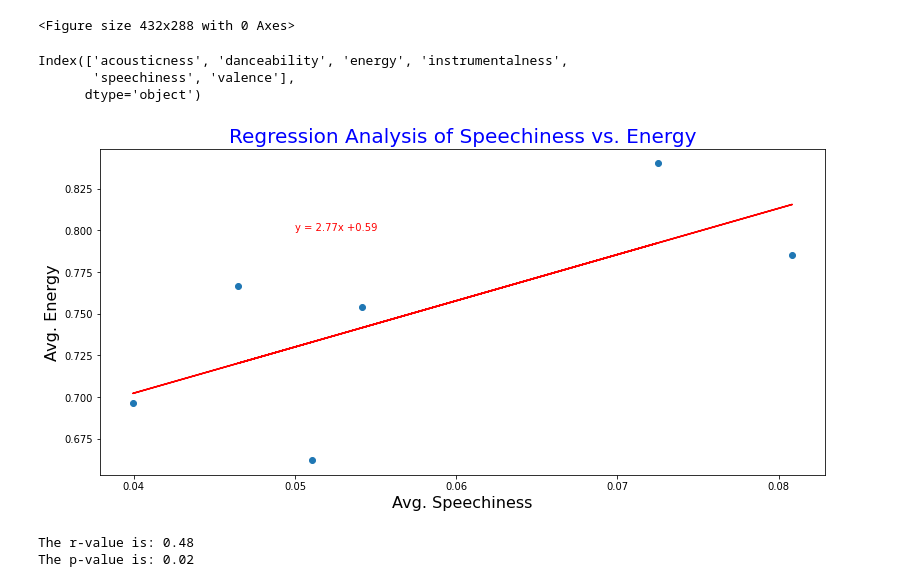
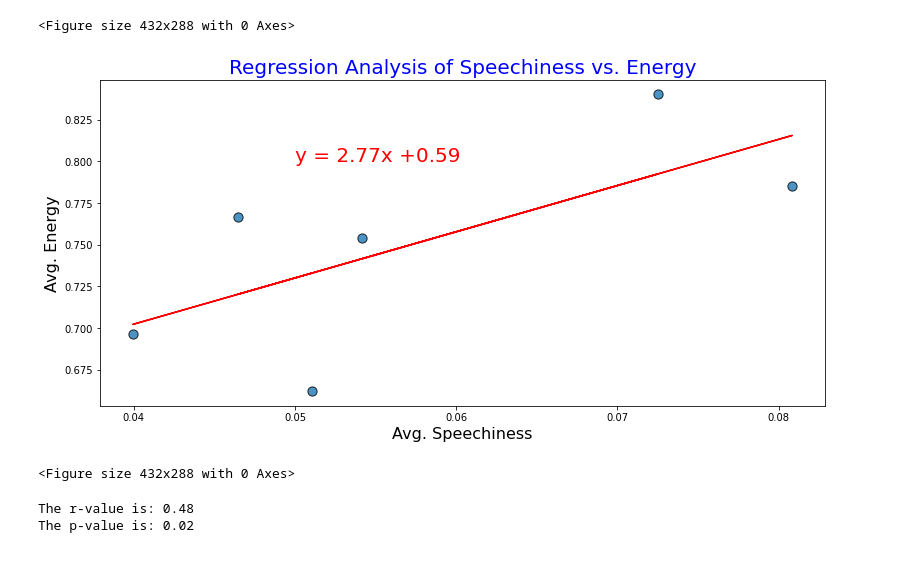
Before and after one commit to divya-gh/Spotify_Music_Analysis, a Jupyter notebook: spotify_analysis-hypothesis.ipynb, the cells around one changed output. Drawn from its saved outputs; the diff is of its cells as text; code cells hidden in the pictures.

Commit message:
pretty charts

```diff
--- a/spotify_analysis-hypothesis.ipynb
+++ b/spotify_analysis-hypothesis.ipynb
@@ -242,27 +246,26 @@ plt.tight_layout()
 Stones_speechiness = stones_line.speechiness
 # Fetch energy values
 Stones_energy = stones_line.energy
-stones_line.columns
-# %% [output]
-Index(['acousticness', 'danceability', 'energy', 'instrumentalness',
-       'speechiness', 'valence'],
-      dtype='object')
 # %%
 x_axis = Stones_speechiness
 y_axis = Stones_energy
 (slope, intercept, rvalue, pvalue, stderr) = linregress(x_axis, y_axis)
 regress_values = x_axis * slope + intercept
 line_eq = "y = " + str(round(slope,2)) + "x +" + str(round(intercept,2))
 plt.figure(figsize=(13,6))
-plt.scatter(x_axis,y_axis)
+plt.scatter(x_axis,y_axis,alpha=.8, s=85, edgecolor="black")
 plt.plot(x_axis,regress_values,'r-')
-plt.annotate(line_eq,xy=(0.05,0.8),color='red')
+plt.annotate(line_eq,xy=(0.05,0.8),color='red',fontsize=20)
 plt.title('Regression Analysis of Speechiness vs. Energy',fontsize=20 , color = 'b')
 plt.xlabel('Avg. Speechiness',fontsize=16 )
 plt.ylabel('Avg. Energy',fontsize=16 )
+
+plt.savefig("Images/Energy_Speechiness_Stones")
 plt.show()
+plt.tight_layout()
 # %% [output]
-[figure, old version]
+[figure, new version]
+<Figure size 432x288 with 0 Axes>
 # %%
 print(f"The r-value is: {round(rvalue**2,2)}")
 print(f"The p-value is: {round(pvalue**2,2)}")
```
Also changed, not shown: parts of 6 cells of this notebook.
